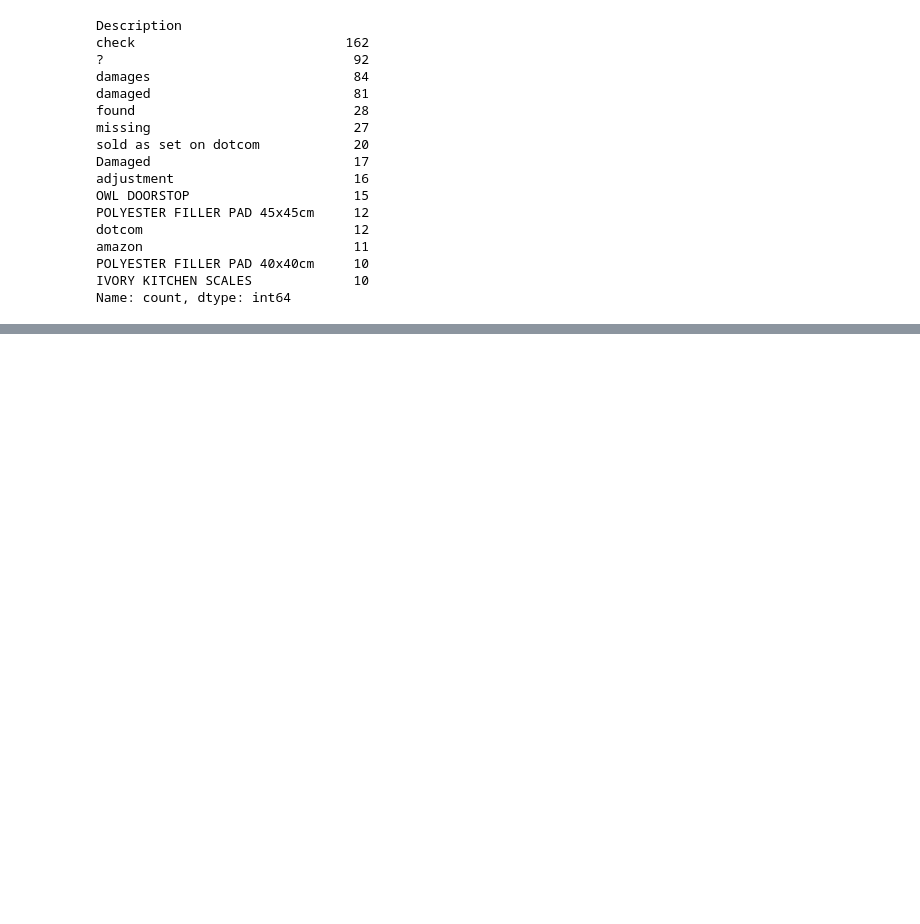
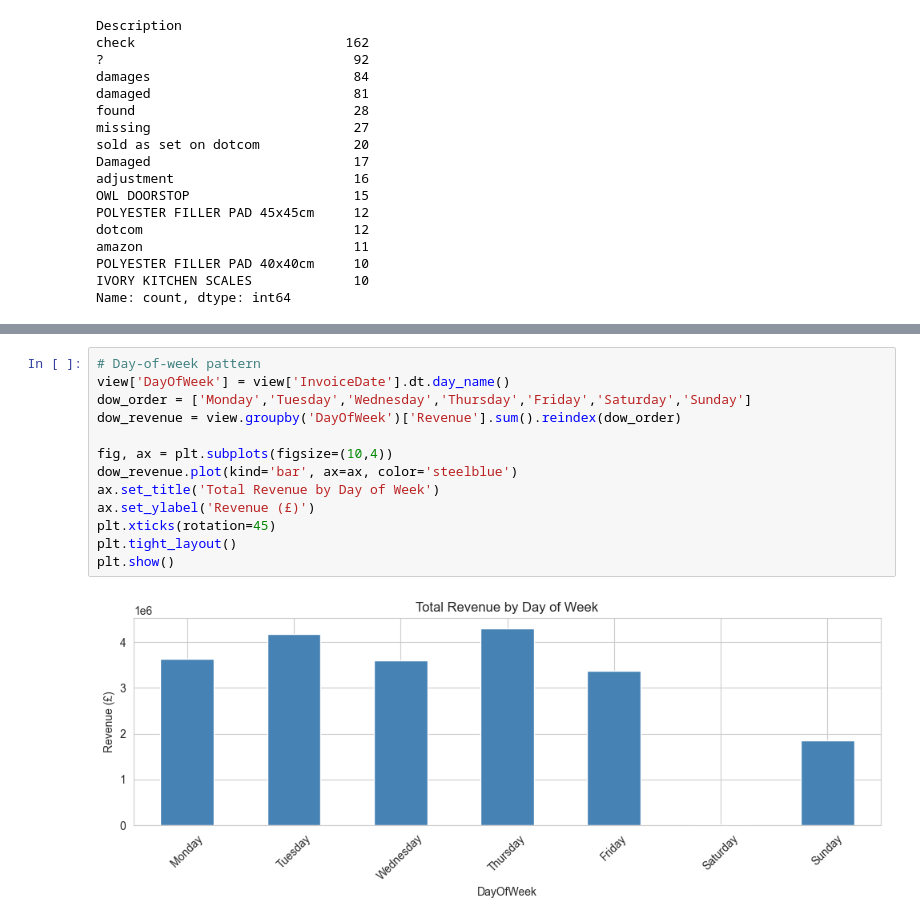
Before and after one commit to JomarHAN/ML-UCI-Online-Retail-II, a Jupyter notebook: notebooks/01_EDA.ipynb, the cells around one changed output, grey strips where cells are left out. Saved outputs shown, nothing was run; the diff lists cells and outputs as text; blank space fills up the shorter version.

```diff
--- a/notebooks/01_EDA.ipynb
+++ b/notebooks/01_EDA.ipynb
@@ -166,0 +266,15 @@ Name: count, dtype: int64
+# %%
+# Day-of-week pattern
+view['DayOfWeek'] = view['InvoiceDate'].dt.day_name()
+dow_order = ['Monday','Tuesday','Wednesday','Thursday','Friday','Saturday','Sunday']
+dow_revenue = view.groupby('DayOfWeek')['Revenue'].sum().reindex(dow_order)
+
+fig, ax = plt.subplots(figsize=(10,4))
+dow_revenue.plot(kind='bar', ax=ax, color='steelblue')
+ax.set_title('Total Revenue by Day of Week')
+ax.set_ylabel('Revenue (£)')
+plt.xticks(rotation=45)
+plt.tight_layout()
+plt.show()
+# %% [output]
+[figure, added]
```
Also changed, not shown: parts of 29 cells of this notebook.
